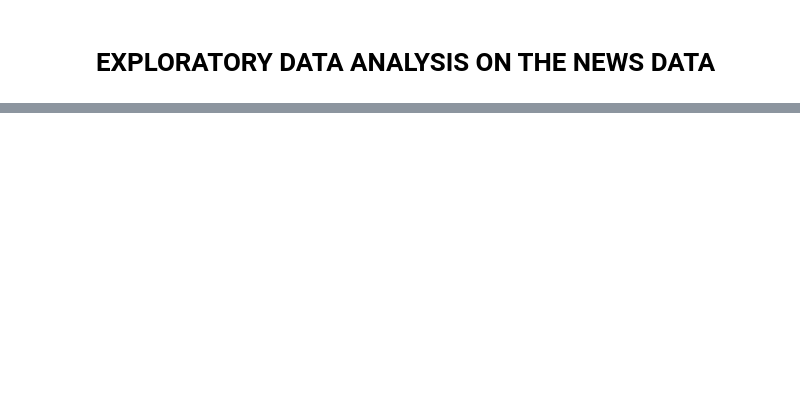
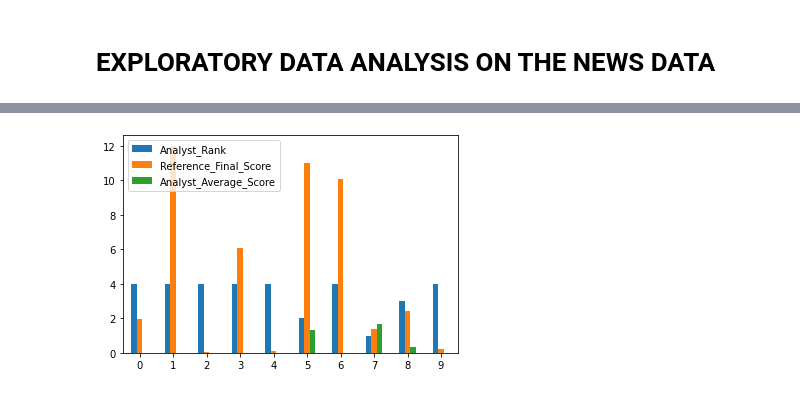
Before and after one commit to michaelgetachew-abebe/Prompt-Engineering-LLMs, a Jupyter notebook: notebooks/eda_news_data.ipynb, the cells around one changed output, grey strips where cells are left out. Saved outputs shown, nothing was run; the diff lists cells and outputs as text; code cells hidden in the pictures; blank space fills up the shorter version.

```diff
--- a/notebooks/eda_news_data.ipynb
+++ b/notebooks/eda_news_data.ipynb
@@ -74,0 +112,4 @@ TypeError: 'tuple' object is not callable
+# %%
+ax = news_df.plot.bar(rot=0)
+# %% [output]
+[figure, added]
```
Also changed, not shown: parts of 11 cells of this notebook.
